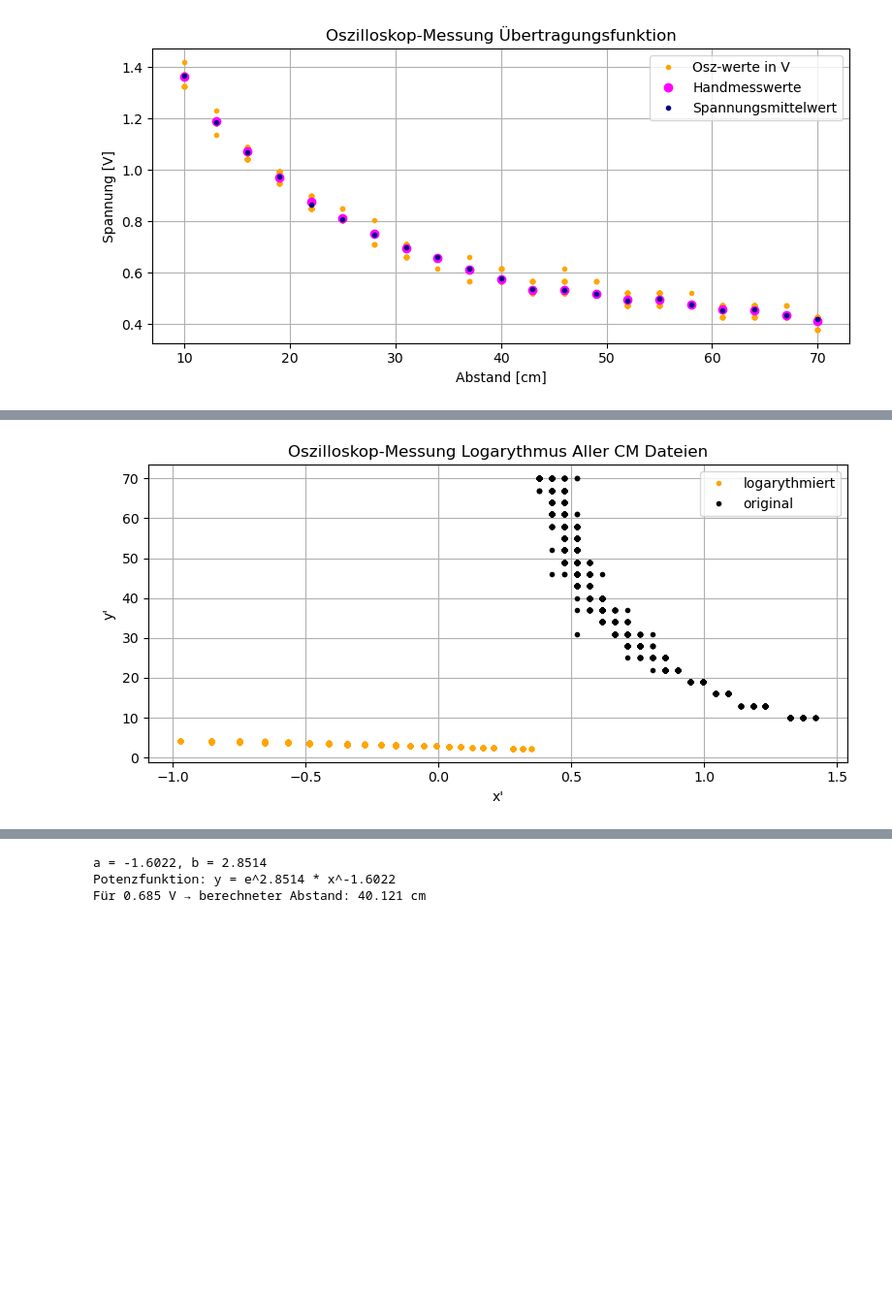
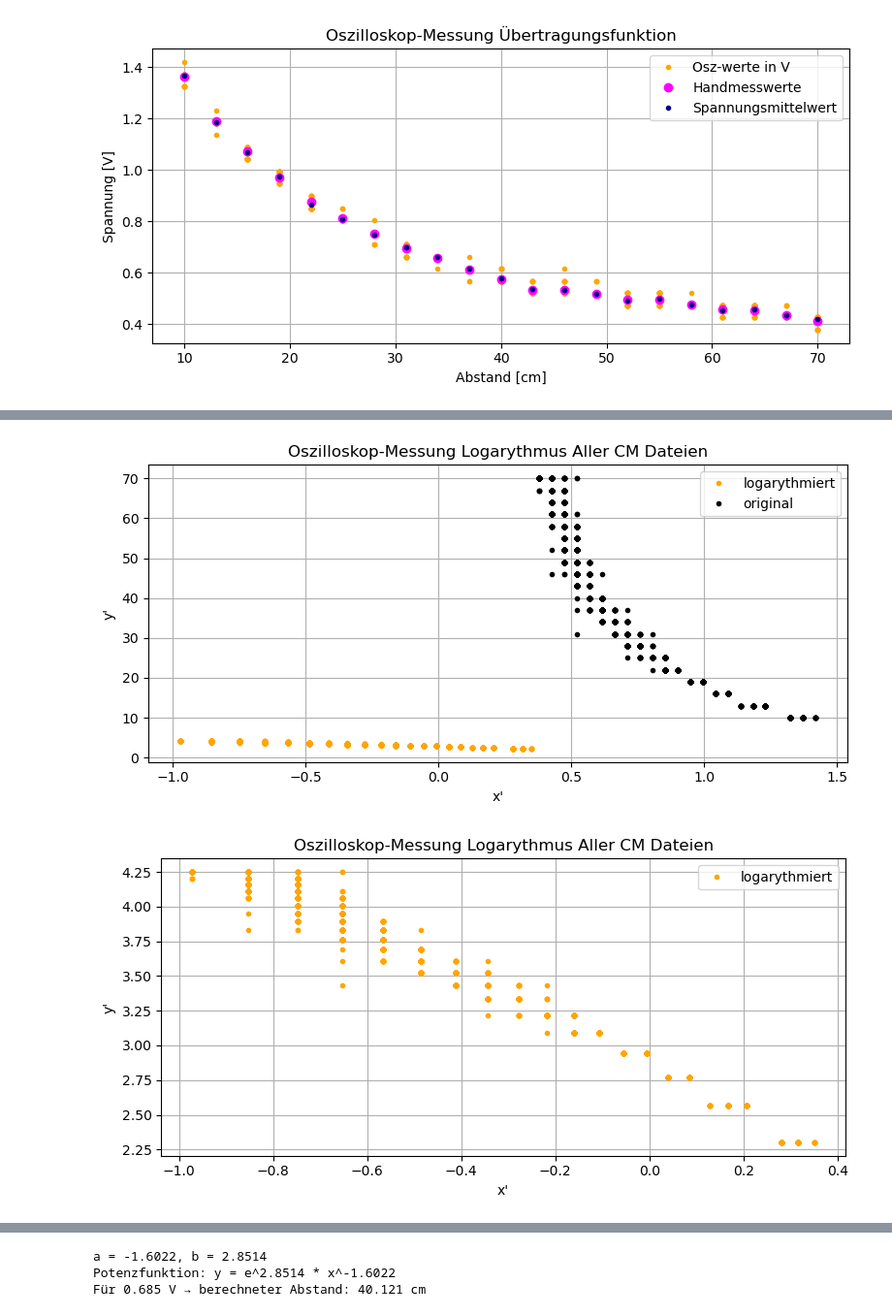
Before and after one commit to NikitaKusch01/TechGrudeKI, a Jupyter notebook: Labor1/datenpräsentation.ipynb, the cells around one changed output, grey strips where cells are left out. Shown at 97% size. Cells and saved outputs as stored; diff of their text form; code cells hidden in the pictures; blank space fills up the shorter version.

```diff
--- a/Labor1/datenpräsentation.ipynb
+++ b/Labor1/datenpräsentation.ipynb
@@ -234,7 +270,9 @@ def plottlogAllcm(optionalOriginal=0):
     plottend("Logarythmus Aller CM Dateien","x'","y'")
 # %%
 plottlogAllcm(1)
+plottlogAllcm()
 # %% [output]
 [figure]
+[figure, added]
 # %% [markdown]
 ![alt text](download-7.png)
```
Also changed, not shown: parts of 23 cells of this notebook, 1 other file.
